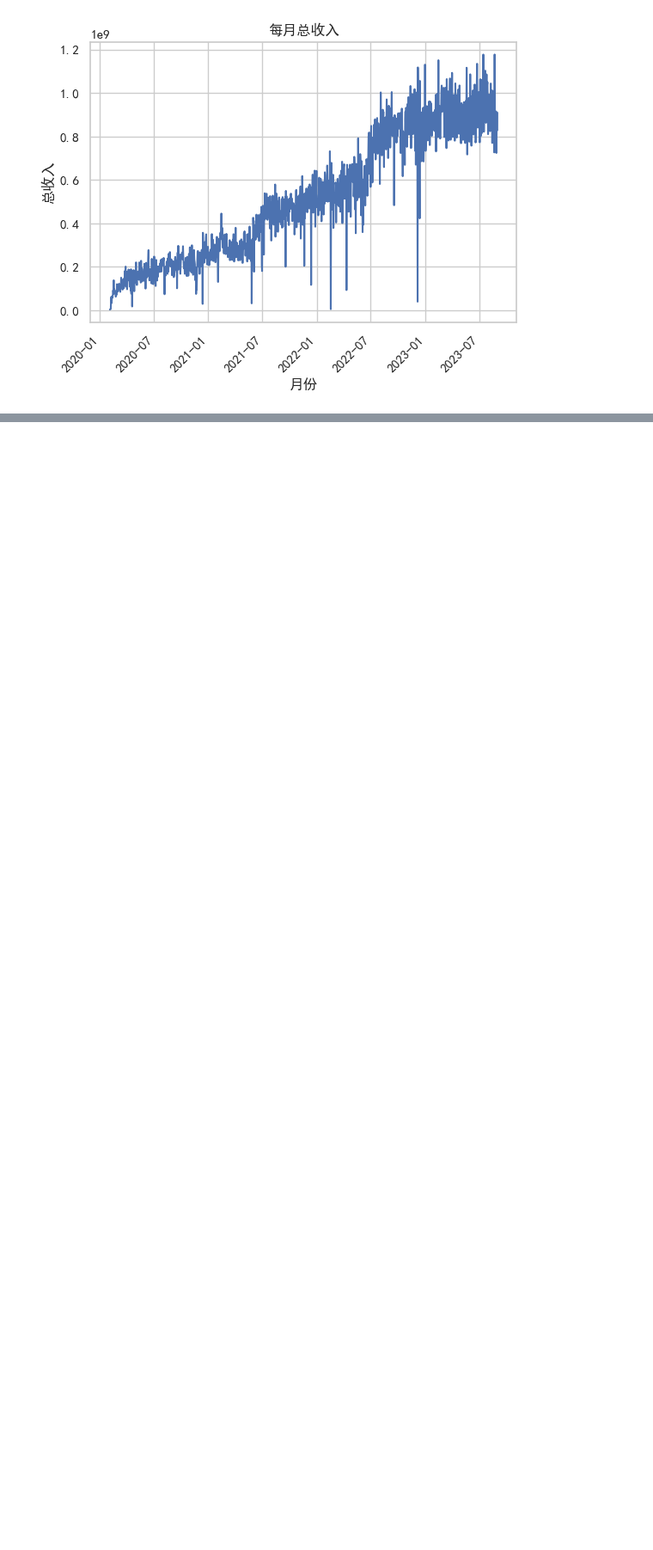
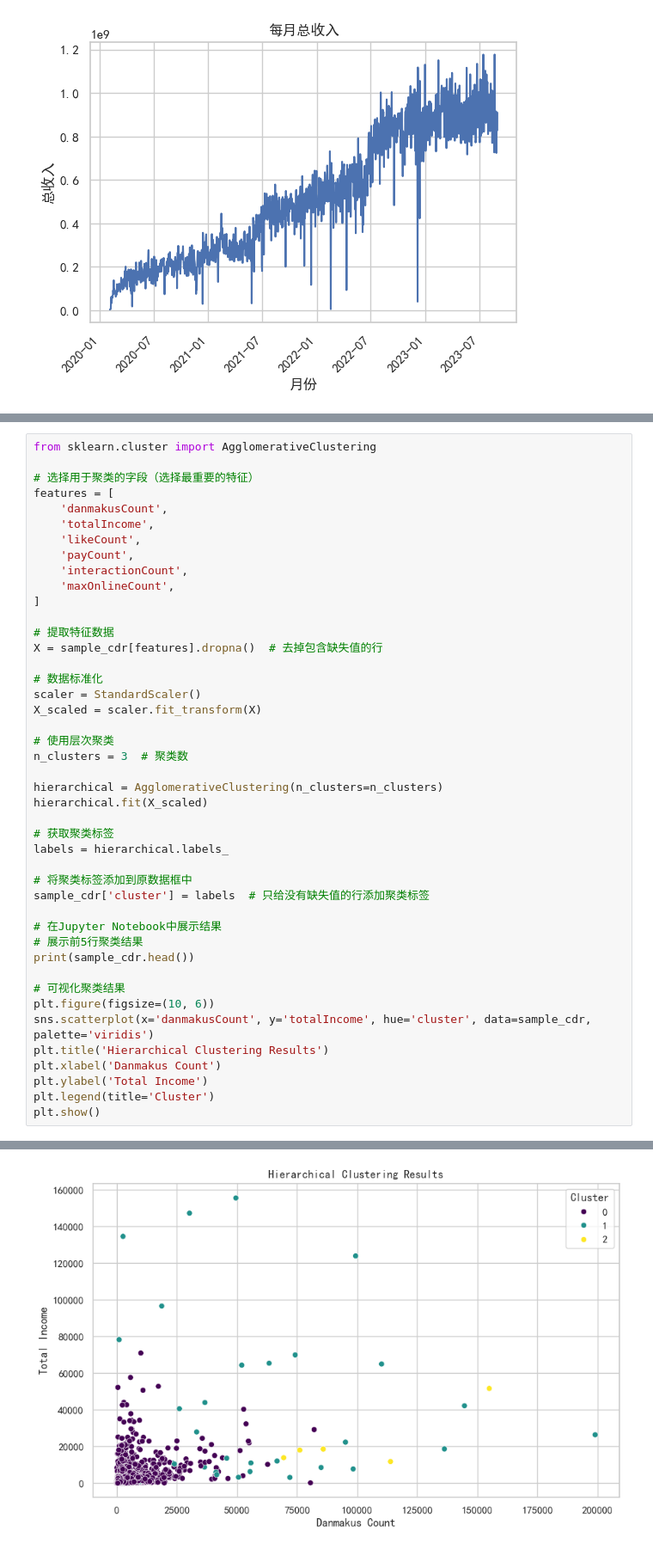
Before and after one commit to markbang/algo, a Jupyter notebook: vup_data_mining_final.ipynb, the cells around one changed output, grey strips where cells are left out. Shown at 86% size. Drawn from its saved outputs; the diff is of its cells as text; blank space fills up the shorter version.

```diff
--- a/vup_data_mining_final.ipynb
+++ b/vup_data_mining_final.ipynb
@@ -361,0 +672,45 @@ plt.show()
+# %%
+from sklearn.cluster import AgglomerativeClustering
+
+# 选择用于聚类的字段（选择最重要的特征）
+features = [
+    'danmakusCount',
+    'totalIncome',
+    'likeCount',
+    'payCount',
+    'interactionCount',
+    'maxOnlineCount',
+]
+
+# 提取特征数据
+X = sample_cdr[features].dropna()  # 去掉包含缺失值的行
+
+# 数据标准化
+scaler = StandardScaler()
+X_scaled = scaler.fit_transform(X)
+
+# 使用层次聚类
+n_clusters = 3  # 聚类数
+
+hierarchical = AgglomerativeClustering(n_clusters=n_clusters)
+hierarchical.fit(X_scaled)
+
+# 获取聚类标签
+labels = hierarchical.labels_
+
+# 将聚类标签添加到原数据框中
+sample_cdr['cluster'] = labels  # 只给没有缺失值的行添加聚类标签
+
+# 在Jupyter Notebook中展示结果
+# 展示前5行聚类结果
+print(sample_cdr.head())
+
+# 可视化聚类结果
+plt.figure(figsize=(10, 6))
+sns.scatterplot(x='danmakusCount', y='totalIncome', hue='cluster', data=sample_cdr, palette='viridis')
+plt.title('Hierarchical Clustering Results')
+plt.xlabel('Danmakus Count')
+plt.ylabel('Total Income')
+plt.legend(title='Cluster')
+plt.show()
+# %% [output]
@@ -361,0 +734 @@ plt.show()
+[figure, added]
```
Also changed, not shown: parts of 27 cells of this notebook, 1 other file.
